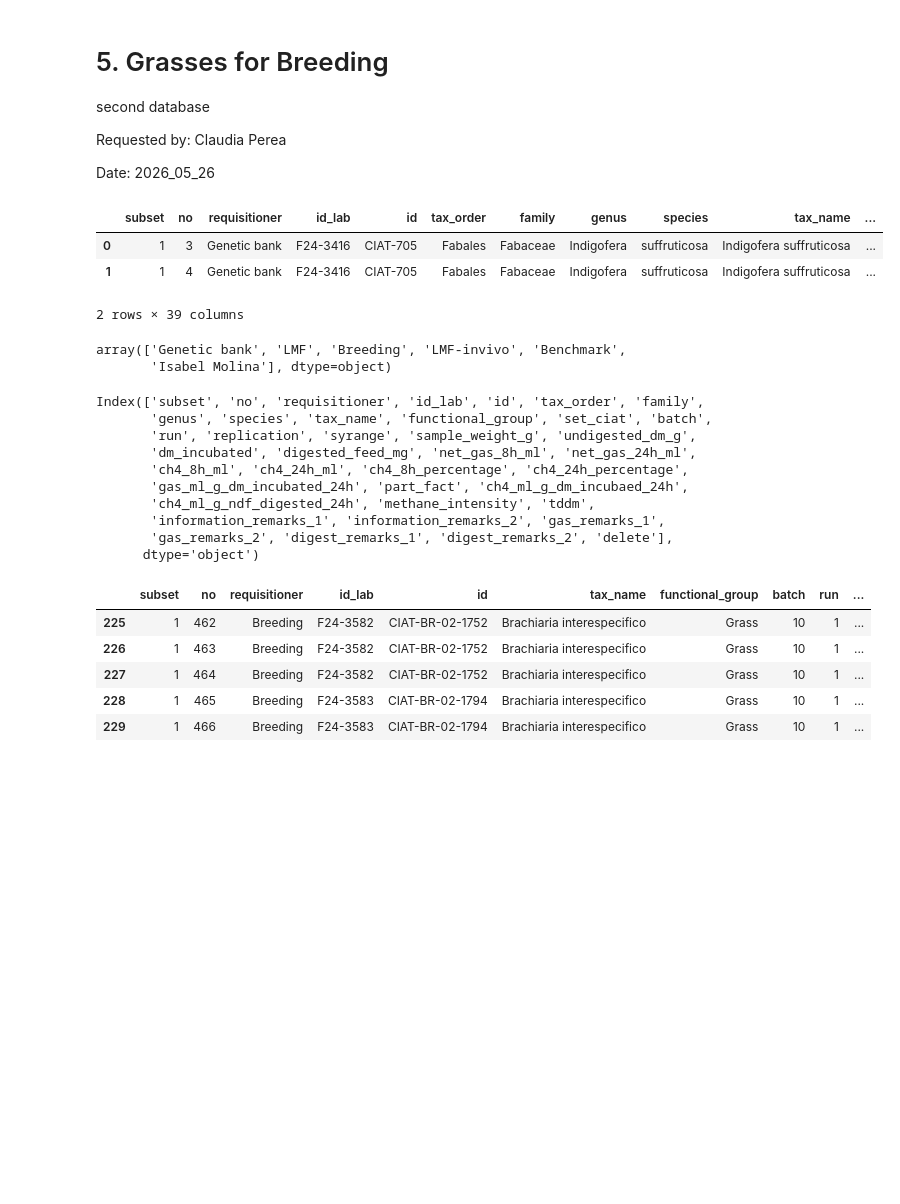
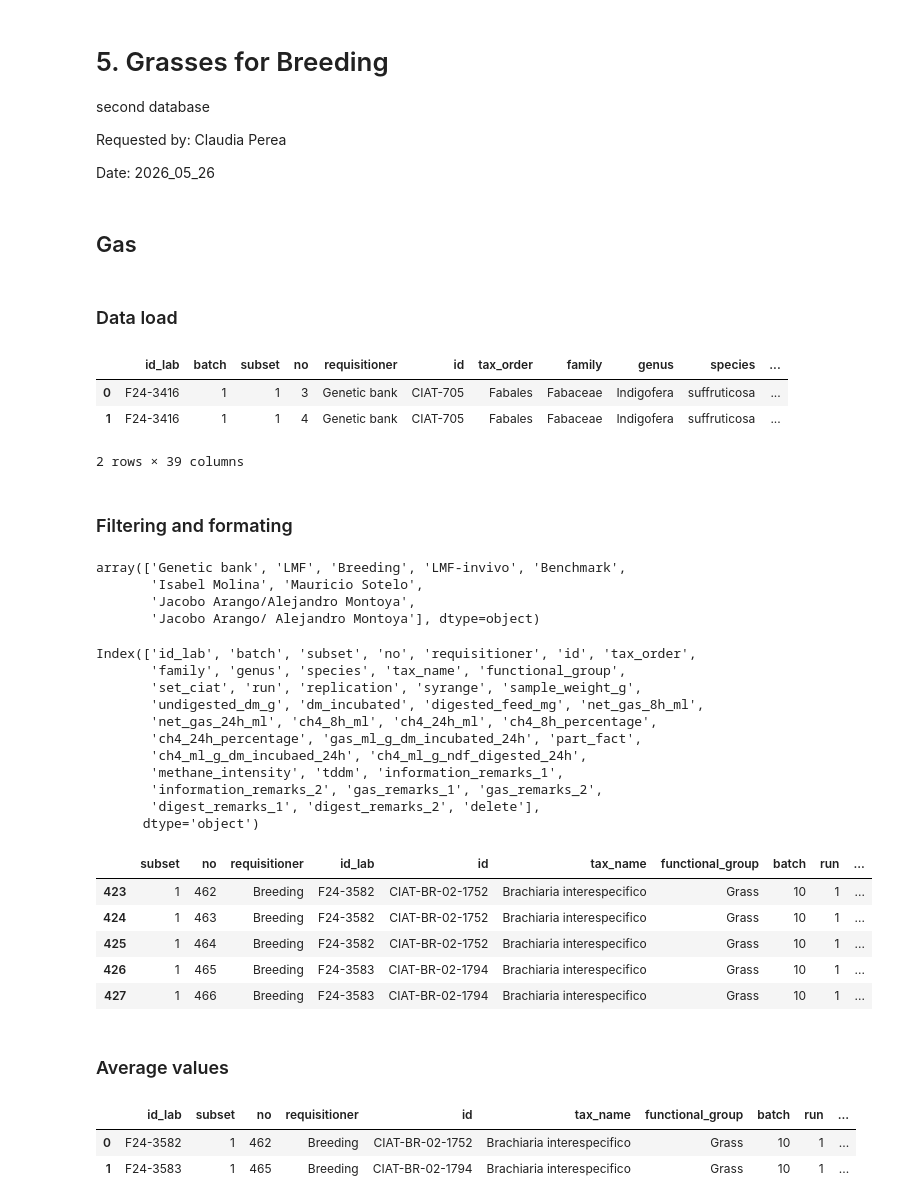
Before and after one commit to maurope/lmf, a Jupyter notebook: notebooks/2026/2026_05_22_data_delivery.ipynb, the cells around one changed output. Saved outputs shown, nothing was run; the diff lists cells and outputs as text; code cells hidden in the pictures; blank space fills up the shorter version.

```diff
--- a/notebooks/2026/2026_05_22_data_delivery.ipynb
+++ b/notebooks/2026/2026_05_22_data_delivery.ipynb
@@ -316,17 +316,25 @@ second database
 Requested by: Claudia Perea
 
 Date: 2026_05_26
+# %% [markdown]
+## Gas
+# %% [markdown]
+### Data load
 # %%
-df = pd.read_csv('/content/drive/MyDrive/lmf/data/2026_05_22_data_delivery/2026_06_09/gas_clean_subsets_1234_2026_06_09.csv')
+df = pd.read_csv('/content/drive/MyDrive/lmf/data/2026_05_22_data_delivery/05_grasses_for_breeding/gas_clean_subsets_1234_2026_06_09.csv')
 df.head(2)
 # %% [output]
-|  | subset | no | requisitioner | id_lab | id | tax_order | family | genus | species | tax_name | ... |
-| 0 | 1 | 3 | Genetic bank | F24-3416 | CIAT-705 | Fabales | Fabaceae | Indigofera | suffruticosa | Indigofera suffruticosa | ... |
-| 1 | 1 | 4 | Genetic bank | F24-3416 | CIAT-705 | Fabales | Fabaceae | Indigofera | suffruticosa | Indigofera suffruticosa | ... |
+|  | id_lab | batch | subset | no | requisitioner | id | tax_order | family | genus | species | ... |
+| 0 | F24-3416 | 1 | 1 | 3 | Genetic bank | CIAT-705 | Fabales | Fabaceae | Indigofera | suffruticosa | ... |
+| 1 | F24-3416 | 1 | 1 | 4 | Genetic bank | CIAT-705 | Fabales | Fabaceae | Indigofera | suffruticosa | ... |
 2 rows × 39 columns
+# %% [markdown]
+### Filtering and formating
 # %%
 df.requisitioner.unique()
 # %% [output]
 array(['Genetic bank', 'LMF', 'Breeding', 'LMF-invivo', 'Benchmark',
-       'Isabel Molina'], dtype=object)
+       'Isabel Molina', 'Mauricio Sotelo',
+       'Jacobo Arango/Alejandro Montoya',
+       'Jacobo Arango/ Alejandro Montoya'], dtype=object)
 # %%
@@ -335,14 +342,15 @@ df3 = df2[df2['requisitioner'] == 'Breeding']
 # %%
-df3.columns
+df2.columns
 # %% [output]
-Index(['subset', 'no', 'requisitioner', 'id_lab', 'id', 'tax_order', 'family',
-       'genus', 'species', 'tax_name', 'functional_group', 'set_ciat', 'batch',
-       'run', 'replication', 'syrange', 'sample_weight_g', 'undigested_dm_g',
-       'dm_incubated', 'digested_feed_mg', 'net_gas_8h_ml', 'net_gas_24h_ml',
-       'ch4_8h_ml', 'ch4_24h_ml', 'ch4_8h_percentage', 'ch4_24h_percentage',
-       'gas_ml_g_dm_incubated_24h', 'part_fact', 'ch4_ml_g_dm_incubaed_24h',
-       'ch4_ml_g_ndf_digested_24h', 'methane_intensity', 'tddm',
-       'information_remarks_1', 'information_remarks_2', 'gas_remarks_1',
-       'gas_remarks_2', 'digest_remarks_1', 'digest_remarks_2', 'delete'],
+Index(['id_lab', 'batch', 'subset', 'no', 'requisitioner', 'id', 'tax_order',
+       'family', 'genus', 'species', 'tax_name', 'functional_group',
+       'set_ciat', 'run', 'replication', 'syrange', 'sample_weight_g',
+       'undigested_dm_g', 'dm_incubated', 'digested_feed_mg', 'net_gas_8h_ml',
+       'net_gas_24h_ml', 'ch4_8h_ml', 'ch4_24h_ml', 'ch4_8h_percentage',
+       'ch4_24h_percentage', 'gas_ml_g_dm_incubated_24h', 'part_fact',
+       'ch4_ml_g_dm_incubaed_24h', 'ch4_ml_g_ndf_digested_24h',
+       'methane_intensity', 'tddm', 'information_remarks_1',
+       'information_remarks_2', 'gas_remarks_1', 'gas_remarks_2',
+       'digest_remarks_1', 'digest_remarks_2', 'delete'],
       dtype='object')
 # %%
@@ -354,9 +362,9 @@ df4[cols] = df4[cols].round(2)
 # %%
-df4.head()
+df3.head()
 # %% [output]
 |  | subset | no | requisitioner | id_lab | id | tax_name | functional_group | batch | run | ... |
-| 225 | 1 | 462 | Breeding | F24-3582 | CIAT-BR-02-1752 | Brachiaria interespecifico | Grass | 10 | 1 | ... |
-| 226 | 1 | 463 | Breeding | F24-3582 | CIAT-BR-02-1752 | Brachiaria interespecifico | Grass | 10 | 1 | ... |
-| 227 | 1 | 464 | Breeding | F24-3582 | CIAT-BR-02-1752 | Brachiaria interespecifico | Grass | 10 | 1 | ... |
-| 228 | 1 | 465 | Breeding | F24-3583 | CIAT-BR-02-1794 | Brachiaria interespecifico | Grass | 10 | 1 | ... |
-| 229 | 1 | 466 | Breeding | F24-3583 | CIAT-BR-02-1794 | Brachiaria interespecifico | Grass | 10 | 1 | ... |
+| 423 | 1 | 462 | Breeding | F24-3582 | CIAT-BR-02-1752 | Brachiaria interespecifico | Grass | 10 | 1 | ... |
+| 424 | 1 | 463 | Breeding | F24-3582 | CIAT-BR-02-1752 | Brachiaria interespecifico | Grass | 10 | 1 | ... |
+| 425 | 1 | 464 | Breeding | F24-3582 | CIAT-BR-02-1752 | Brachiaria interespecifico | Grass | 10 | 1 | ... |
+| 426 | 1 | 465 | Breeding | F24-3583 | CIAT-BR-02-1794 | Brachiaria interespecifico | Grass | 10 | 1 | ... |
+| 427 | 1 | 466 | Breeding | F24-3583 | CIAT-BR-02-1794 | Brachiaria interespecifico | Grass | 10 | 1 | ... |
@@ -362,0 +373,2 @@ df4.head()
+# %% [markdown]
+### Average values
@@ -363 +426,8 @@ df4.head()
+# %%
+df4 = mean_with_replicates(df3, category_columns, numeric_columns)
+df4.head(2)
+# %% [output]
+|  | id_lab | subset | no | requisitioner | id | tax_name | functional_group | batch | run | ... |
+| 0 | F24-3582 | 1 | 462 | Breeding | CIAT-BR-02-1752 | Brachiaria interespecifico | Grass | 10 | 1 | ... |
+| 1 | F24-3583 | 1 | 465 | Breeding | CIAT-BR-02-1794 | Brachiaria interespecifico | Grass | 10 | 1 | ... |
 # %%
```
Also changed, not shown: parts of 27 cells of this notebook, 11 other files.
